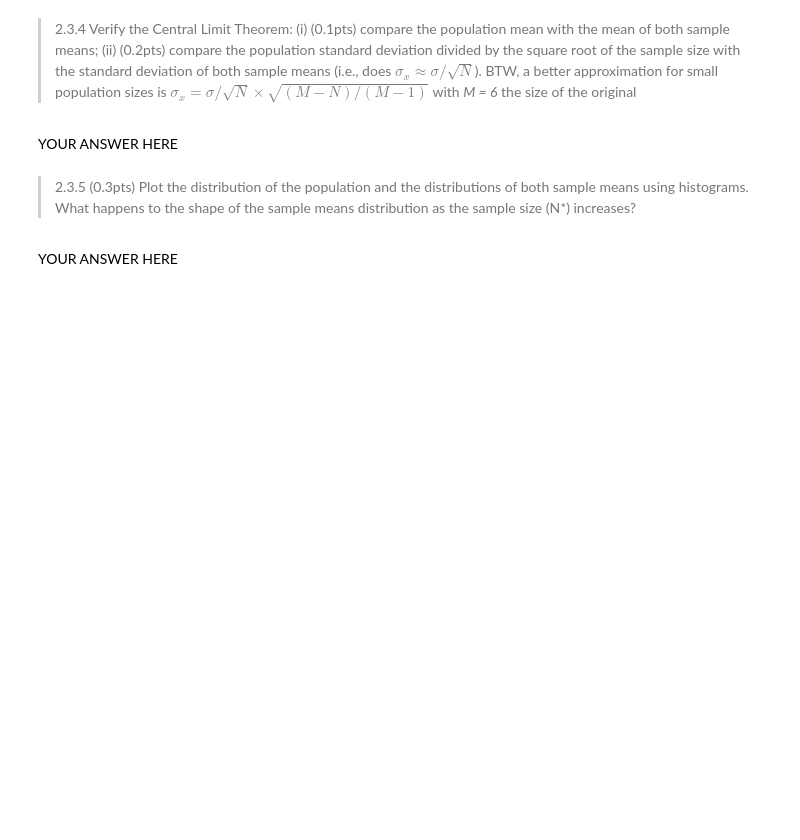
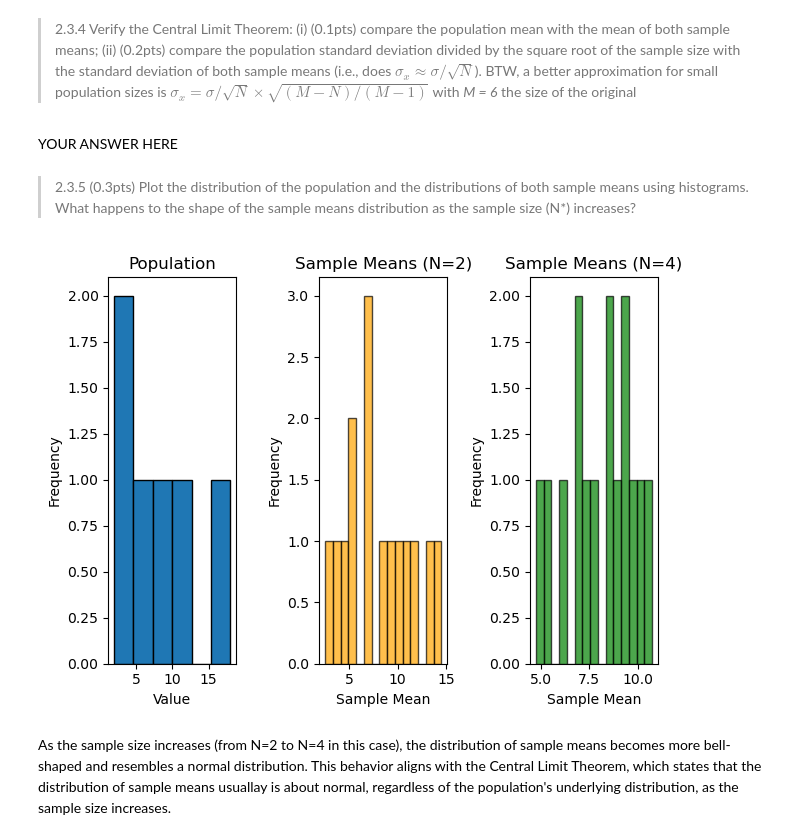
Before and after one commit to DylanElens/obsidian, a Jupyter notebook: datamining/assignment2/assignment_2/assignment_2.ipynb, the cells around one changed output. Drawn from its saved outputs; the diff is of its cells as text; code cells hidden in the pictures; blank space fills up the shorter version.

```diff
--- a/datamining/assignment2/assignment_2/assignment_2.ipynb
+++ b/datamining/assignment2/assignment_2/assignment_2.ipynb
@@ -411,0 +412,13 @@ NotImplementedError:
+# %%
+##Answer to question 2.3.2 (0.3 points)
+import itertools
+
+c2_samples = list(itertools.combinations(population, 2))
+c2_means = np.array([np.mean(sample) for sample in c2_samples])
+
+c4_samples = list(itertools.combinations(population, 4))
+c4_means = np.array([np.mean(sample) for sample in c4_samples])
+
+print(c2_means)
+
+print(c4_means)
@@ -445,2 +474,31 @@ raise NotImplementedError()
-# %% [markdown]
-YOUR ANSWER HERE
+# %%
+##Answer to question 2.3.5
+import matplotlib.pyplot as plt
+
+
+plt.subplot(1, 3, 1)
+plt.hist(population, bins=6, edgecolor='k')
+plt.title("Population")
+plt.xlabel("Value")
+plt.ylabel("Frequency")
+
+# N=2 Sample Means histogram
+plt.subplot(1, 3, 2)
+plt.hist(c2_means, bins=15, edgecolor='k', alpha=0.7, color='orange')
+plt.title("Sample Means (N=2)")
+plt.xlabel("Sample Mean")
+plt.ylabel("Frequency")
+
+# N=4 Sample Means histogram
+plt.subplot(1, 3, 3)
+plt.hist(c4_means, bins=15, edgecolor='k', alpha=0.7, color='green')
+plt.title("Sample Means (N=4)")
+plt.xlabel("Sample Mean")
+plt.ylabel("Frequency")
+
+plt.tight_layout()
+plt.show()
+# %% [output]
+[figure, added]
+# %% [markdown]
+As the sample size increases (from N=2 to N=4 in this case), the distribution of sample means becomes more bell-shaped and resembles a normal distribution. This behavior aligns with the Central Limit Theorem, which states that the distribution of sample means usuallay is about normal, regardless of the population's underlying distribution, as the sample size increases.
```
Also changed, not shown: parts of 6 cells of this notebook, 40 other files.
